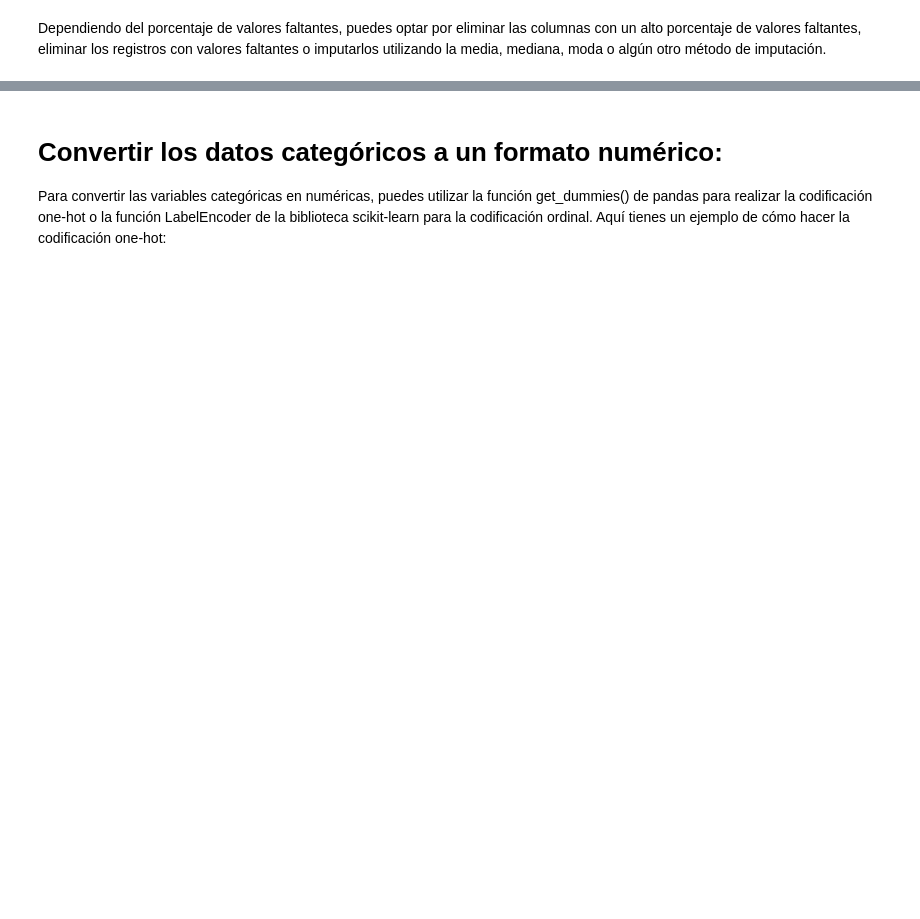
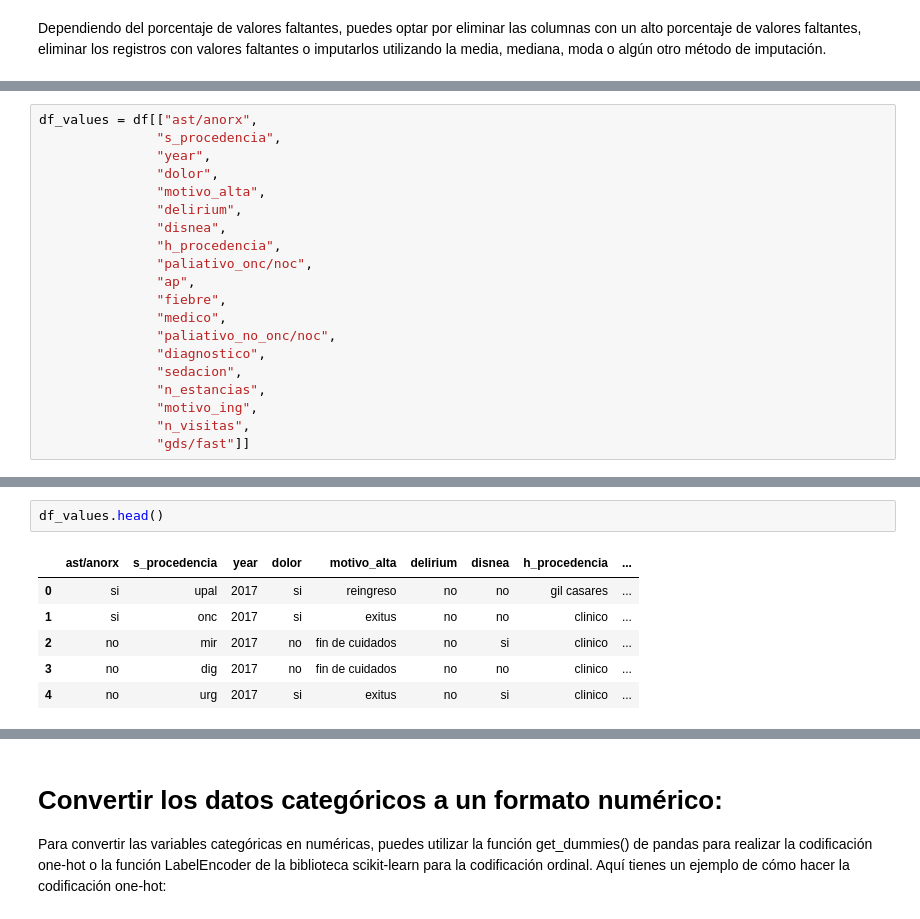
Before and after one commit to pablovdcf/TFM_HADO_Cares, a Jupyter notebook: hado-cares/notebooks/Data cleaning and preprocessing.ipynb, the cells around one changed output, grey strips where cells are left out. Saved outputs shown, nothing was run; the diff lists cells and outputs as text; blank space fills up the shorter version.

```diff
--- a/hado-cares/notebooks/Data cleaning and preprocessing.ipynb
+++ b/hado-cares/notebooks/Data cleaning and preprocessing.ipynb
@@ -482,0 +487,20 @@ Dependiendo del porcentaje de valores faltantes, puedes optar por eliminar las c
+# %%
+df_values = df[["ast/anorx",
+               "s_procedencia",
+               "year",
+               "dolor",
+               "motivo_alta",
+               "delirium",
+               "disnea",
+               "h_procedencia",
+               "paliativo_onc/noc",
+               "ap",
+               "fiebre",
+               "medico",
+               "paliativo_no_onc/noc",
+               "diagnostico",
+               "sedacion",
+               "n_estancias",
+               "motivo_ing",
+               "n_visitas",
+               "gds/fast"]]
@@ -482,0 +690,9 @@ Dependiendo del porcentaje de valores faltantes, puedes optar por eliminar las c
+# %%
+df_values.head()
+# %% [output]
+|  | ast/anorx | s_procedencia | year | dolor | motivo_alta | delirium | disnea | h_procedencia | ... |
+| 0 | si | upal | 2017 | si | reingreso | no | no | gil casares | ... |
+| 1 | si | onc | 2017 | si | exitus | no | no | clinico | ... |
+| 2 | no | mir | 2017 | no | fin de cuidados | no | si | clinico | ... |
+| 3 | no | dig | 2017 | no | fin de cuidados | no | no | clinico | ... |
+| 4 | no | urg | 2017 | si | exitus | no | si | clinico | ... |
```
Also changed, not shown: parts of 58 cells of this notebook, 6 other files.
